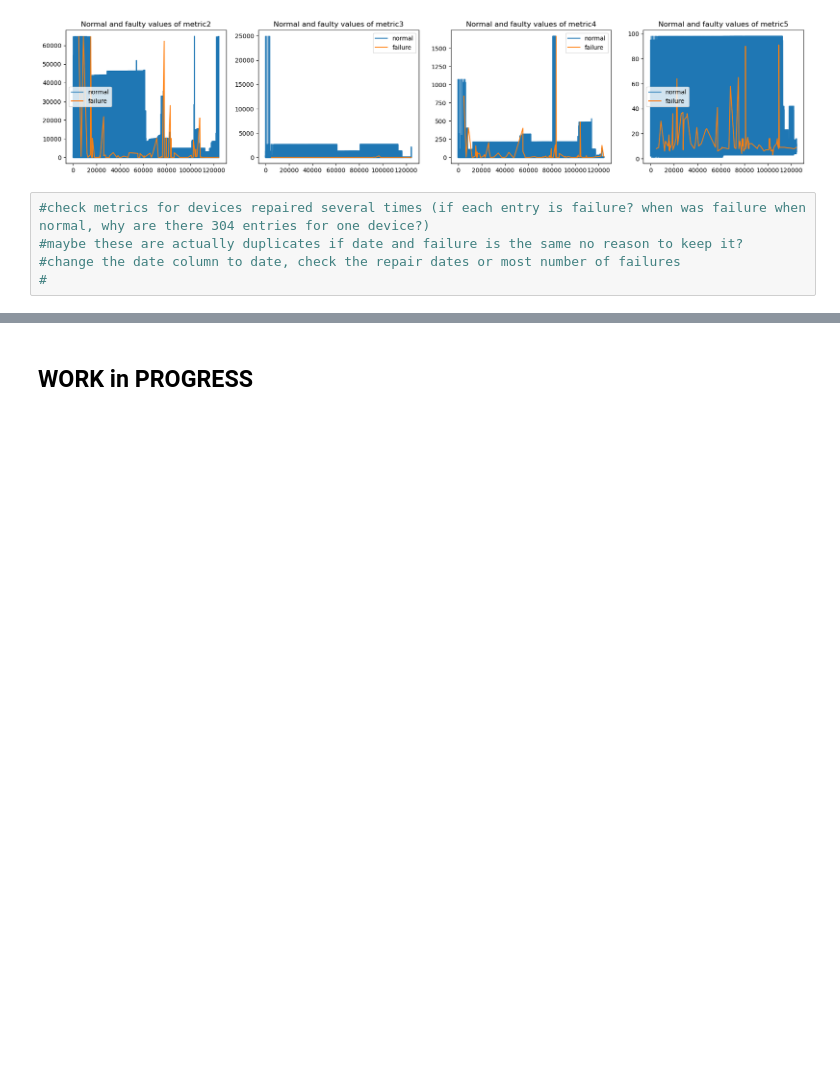
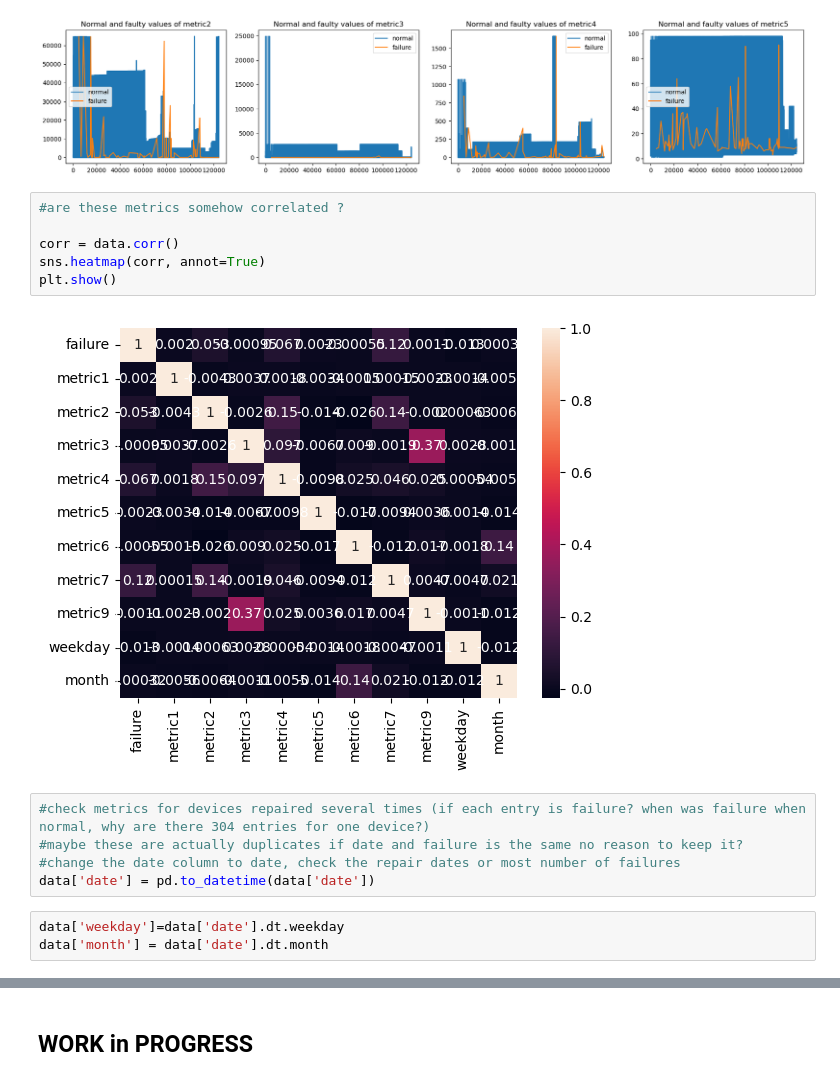
Before and after one commit to tamaricki/Projects, a Jupyter notebook: predictive_maintenance.ipynb, the cells around one changed output, grey strips where cells are left out. Drawn from its saved outputs; the diff is of its cells as text; blank space fills up the shorter version.

```diff
--- a/predictive_maintenance.ipynb
+++ b/predictive_maintenance.ipynb
@@ -113,8 +113,19 @@ for m in range(len(sparse)):
 plt.show()
 # %% [output]
 [figure]
+# %%
+#are these metrics somehow correlated ?
+
+corr = data.corr()
+sns.heatmap(corr, annot=True)
+plt.show()
+# %% [output]
+[figure, added]
 # %%
 #check metrics for devices repaired several times (if each entry is failure? when was failure when normal, why are there 304 entries for one device?)
 #maybe these are actually duplicates if date and failure is the same no reason to keep it?
 #change the date column to date, check the repair dates or most number of failures
-#
+data['date'] = pd.to_datetime(data['date'])
+# %%
+data['weekday']=data['date'].dt.weekday
+data['month'] = data['date'].dt.month
```
Also changed, not shown: parts of 7 cells of this notebook.
